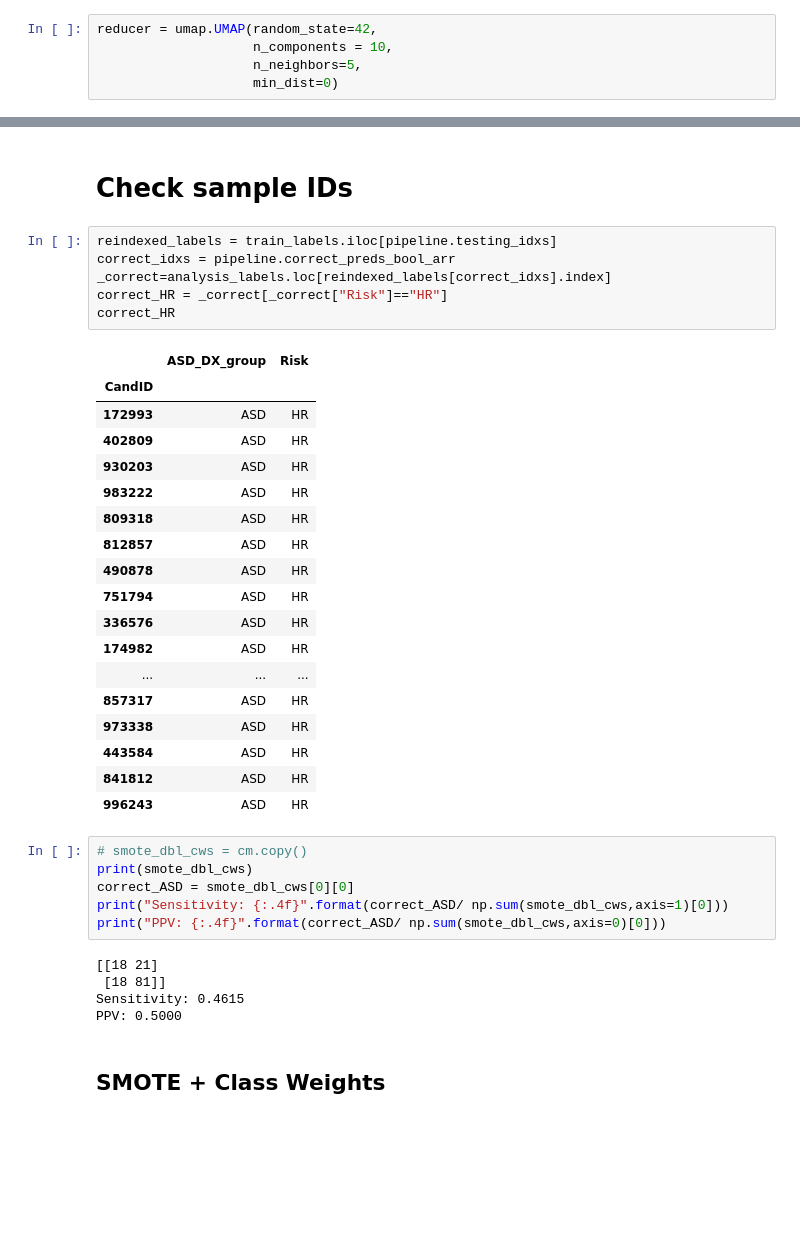
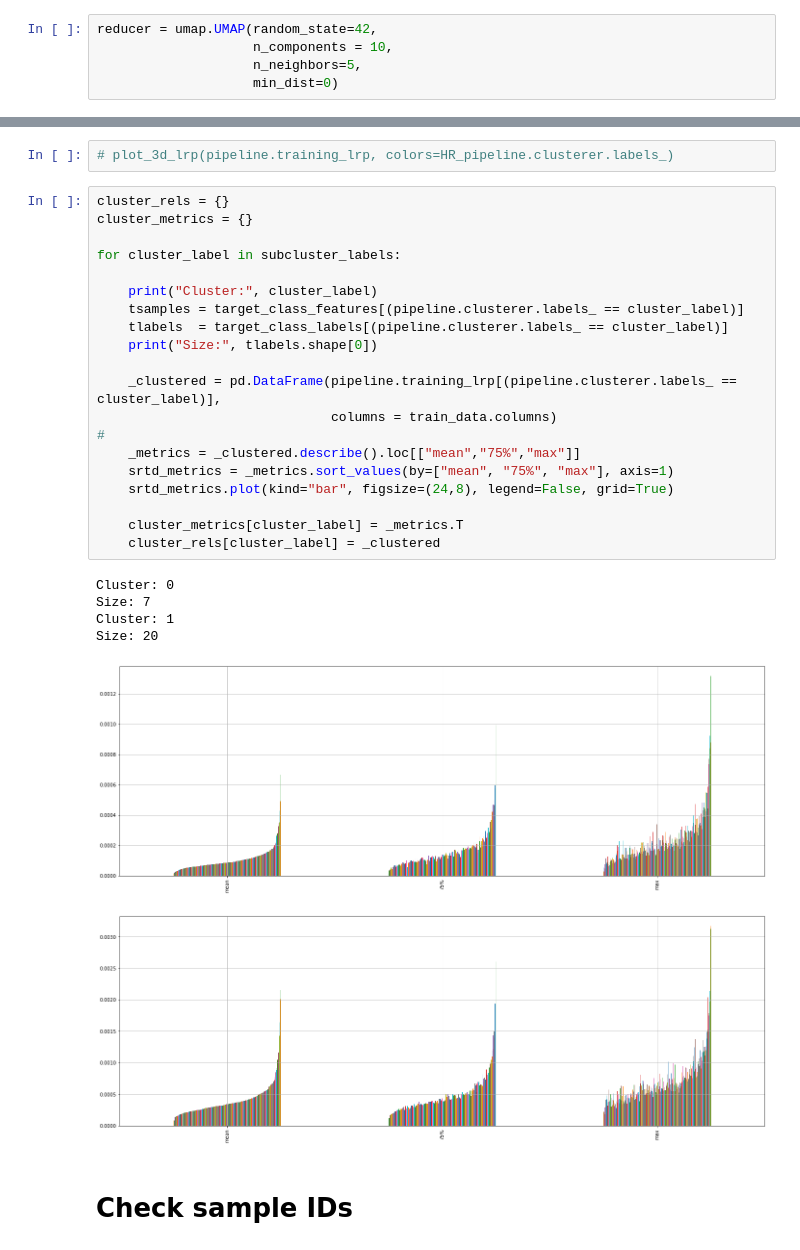
Before and after one commit to ahsanMah/interpretDL, a Jupyter notebook: ASD/lrp_comparisons.ipynb, the cells around one changed output, grey strips where cells are left out. Drawn from its saved outputs; the diff is of its cells as text; blank space fills up the shorter version.

```diff
--- a/ASD/lrp_comparisons.ipynb
+++ b/ASD/lrp_comparisons.ipynb
@@ -204,40 +354,31 @@ PPV: 0.4872
+# %%
+# plot_3d_lrp(pipeline.training_lrp, colors=HR_pipeline.clusterer.labels_)
+# %%
+cluster_rels = {}
+cluster_metrics = {}
+
+for cluster_label in subcluster_labels:
+
+    print("Cluster:", cluster_label)
+    tsamples = target_class_features[(pipeline.clusterer.labels_ == cluster_label)]
+    tlabels  = target_class_labels[(pipeline.clusterer.labels_ == cluster_label)]
+    print("Size:", tlabels.shape[0])
+
+    _clustered = pd.DataFrame(pipeline.training_lrp[(pipeline.clusterer.labels_ == cluster_label)],
+                              columns = train_data.columns)
+#
+    _metrics = _clustered.describe().loc[["mean","75%","max"]]
+    srtd_metrics = _metrics.sort_values(by=["mean", "75%", "max"], axis=1)
+    srtd_metrics.plot(kind="bar", figsize=(24,8), legend=False, grid=True)
+
+    cluster_metrics[cluster_label] = _metrics.T
+    cluster_rels[cluster_label] = _clustered
+# %% [output]
+Cluster: 0
+Size: 7
+Cluster: 1
+Size: 20
+[figure, added]
+[figure, added]
 # %% [markdown]
 # Check sample IDs
-# %%
-reindexed_labels = train_labels.iloc[pipeline.testing_idxs]
-correct_idxs = pipeline.correct_preds_bool_arr
-_correct=analysis_labels.loc[reindexed_labels[correct_idxs].index]
-correct_HR = _correct[_correct["Risk"]=="HR"]
-correct_HR
-# %% [output]
-|  | ASD_DX_group | Risk |
-| CandID |  |  |
-| 172993 | ASD | HR |
-| 402809 | ASD | HR |
-| 930203 | ASD | HR |
-| 983222 | ASD | HR |
-| 809318 | ASD | HR |
-| 812857 | ASD | HR |
-| 490878 | ASD | HR |
-| 751794 | ASD | HR |
-| 336576 | ASD | HR |
-| 174982 | ASD | HR |
-| ... | ... | ... |
-| 857317 | ASD | HR |
-| 973338 | ASD | HR |
-| 443584 | ASD | HR |
-| 841812 | ASD | HR |
-| 996243 | ASD | HR |
-# %%
-# smote_dbl_cws = cm.copy()
-print(smote_dbl_cws)
-correct_ASD = smote_dbl_cws[0][0]
-print("Sensitivity: {:.4f}".format(correct_ASD/ np.sum(smote_dbl_cws,axis=1)[0]))
-print("PPV: {:.4f}".format(correct_ASD/ np.sum(smote_dbl_cws,axis=0)[0]))
-# %% [output]
-[[18 21]
- [18 81]]
-Sensitivity: 0.4615
-PPV: 0.5000
-# %% [markdown]
-## SMOTE + Class Weights
```
Also changed, not shown: parts of 37 cells of this notebook.
